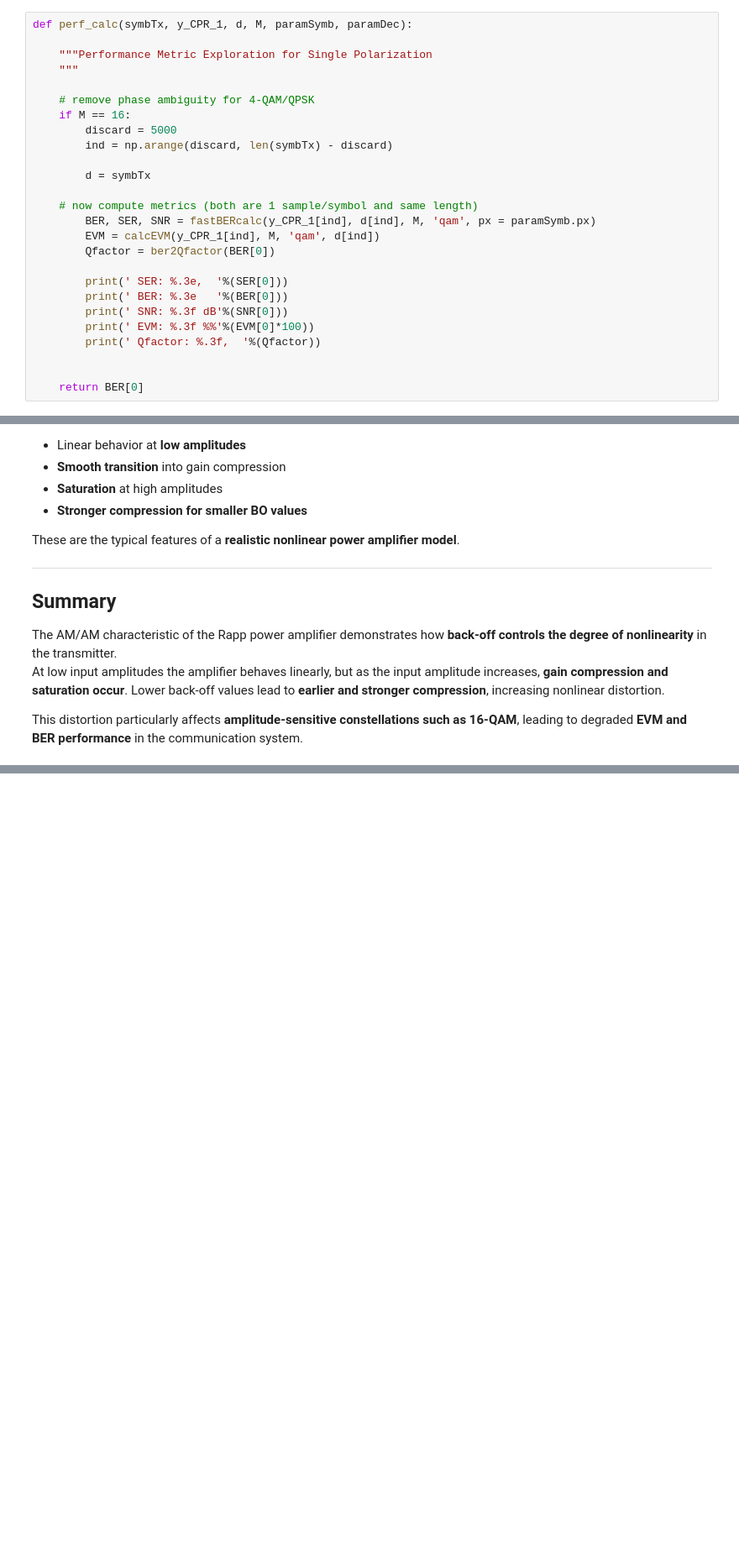
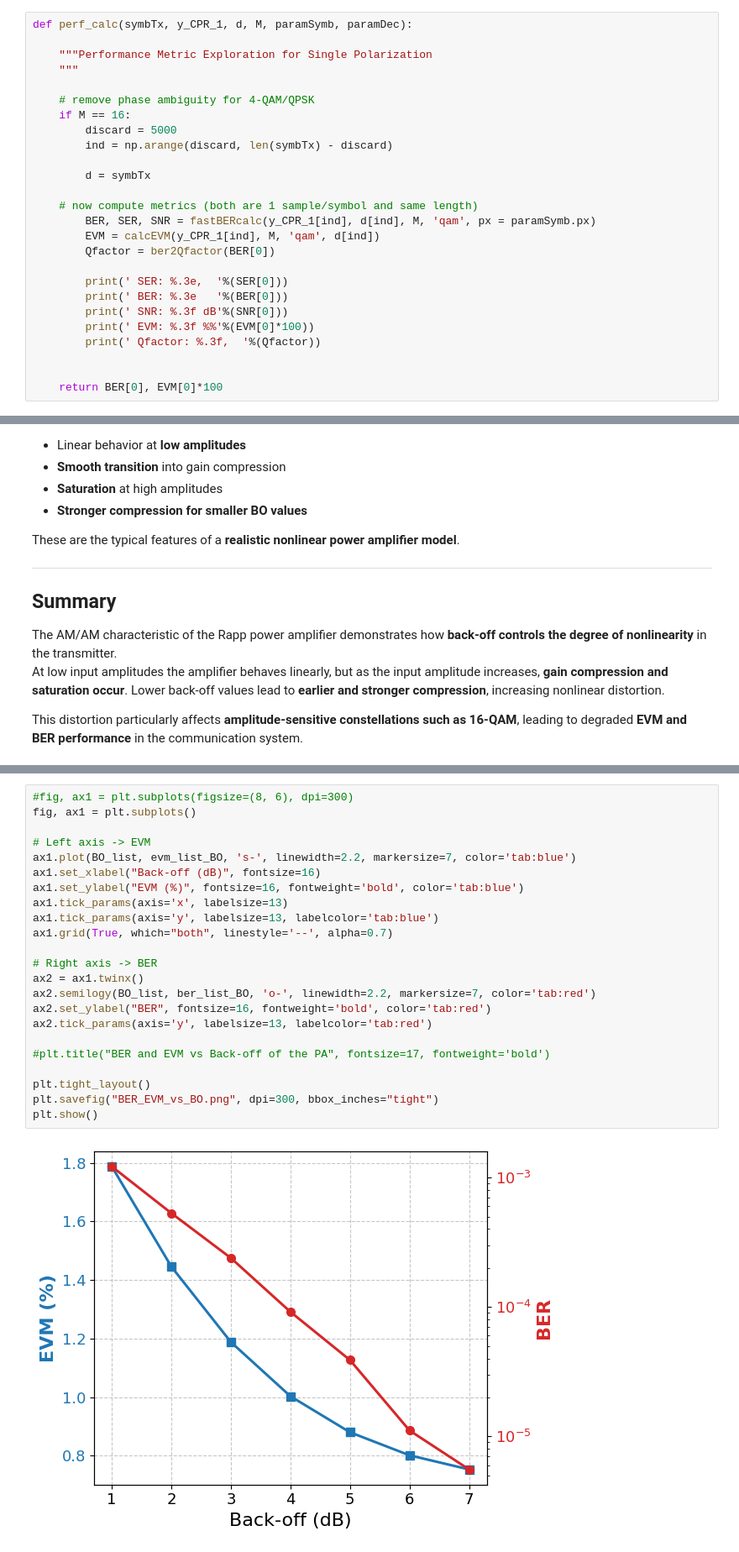
Before and after one commit to abdalrahimnaser/FYP, a Jupyter notebook: Integration/OMT_Integration/SP_SC_Data_Aided_System_for_Measurements.ipynb, the cells around one changed output, grey strips where cells are left out. Shown at 84% size. Cells and saved outputs as stored; diff of their text form; blank space fills up the shorter version.

```diff
--- a/Integration/OMT_Integration/SP_SC_Data_Aided_System_for_Measurements.ipynb
+++ b/Integration/OMT_Integration/SP_SC_Data_Aided_System_for_Measurements.ipynb
@@ -473,7 +473,7 @@ def perf_calc(symbTx, y_CPR_1, d, M, paramSymb, paramDec):
         print(' Qfactor: %.3f,  '%(Qfactor))
 
 
-    return BER[0]
+    return BER[0], EVM[0]*100
 # %%
 P_launch_dbm_list = [-14, -12, -10, -8, -6, -4, -2, 0, 2, 4, 6, 8]
 ber_list = []
@@ -1030,6 +1052,31 @@ Estimated linewidth: 347.891 kHz
  EVM: 0.802 %
  Qfactor: 6.275,
 ... (3 outputs left out)
+# %%
+#fig, ax1 = plt.subplots(figsize=(8, 6), dpi=300)
+fig, ax1 = plt.subplots()
+
+# Left axis -> EVM
+ax1.plot(BO_list, evm_list_BO, 's-', linewidth=2.2, markersize=7, color='tab:blue')
+ax1.set_xlabel("Back-off (dB)", fontsize=16)
+ax1.set_ylabel("EVM (%)", fontsize=16, fontweight='bold', color='tab:blue')
+ax1.tick_params(axis='x', labelsize=13)
+ax1.tick_params(axis='y', labelsize=13, labelcolor='tab:blue')
+ax1.grid(True, which="both", linestyle='--', alpha=0.7)
+
+# Right axis -> BER
+ax2 = ax1.twinx()
+ax2.semilogy(BO_list, ber_list_BO, 'o-', linewidth=2.2, markersize=7, color='tab:red')
+ax2.set_ylabel("BER", fontsize=16, fontweight='bold', color='tab:red')
+ax2.tick_params(axis='y', labelsize=13, labelcolor='tab:red')
+
+#plt.title("BER and EVM vs Back-off of the PA", fontsize=17, fontweight='bold')
+
+plt.tight_layout()
+plt.savefig("BER_EVM_vs_BO.png", dpi=300, bbox_inches="tight")
+plt.show()
+# %% [output]
+[figure, added]
 # %% [markdown]
 ## Analysis of the BER vs Back-Off of the PA Plot
 
```
Also changed, not shown: parts of 2 cells of this notebook, 26 other files.
